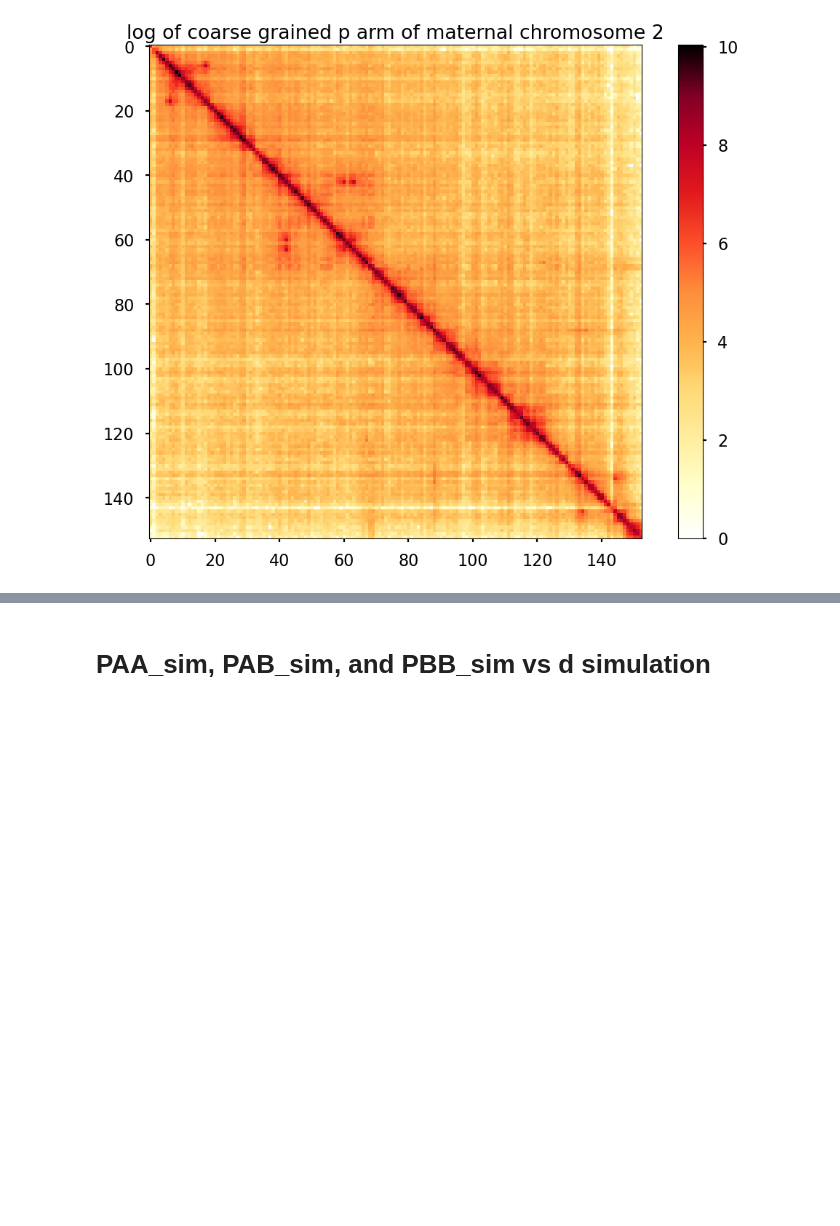
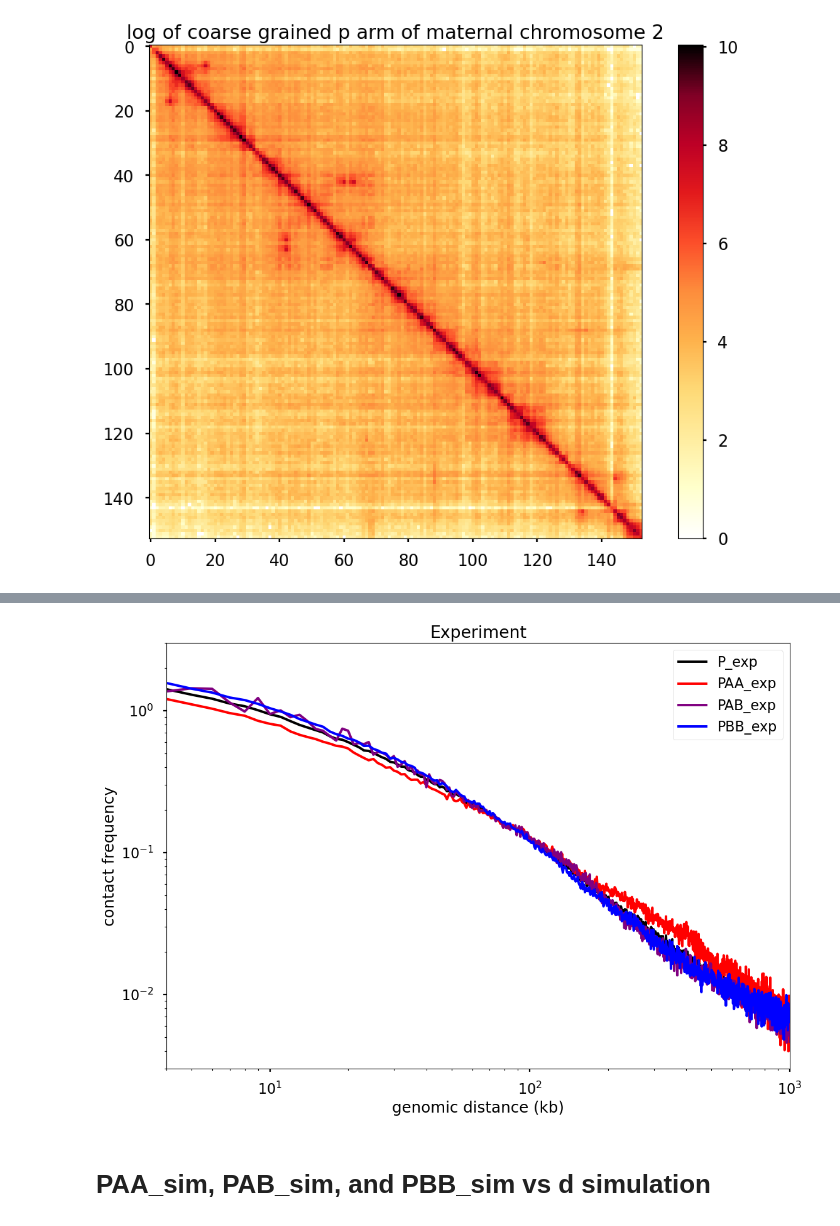
Before and after one commit to DiPierroLab/Douglas, a Jupyter notebook: 6_extra_tools/P_vs_d_and_compartments_cooltools.ipynb, the cells around one changed output, grey strips where cells are left out. Saved outputs shown, nothing was run; the diff lists cells and outputs as text; code cells hidden in the pictures; blank space fills up the shorter version.

```diff
--- a/6_extra_tools/P_vs_d_and_compartments_cooltools.ipynb
+++ b/6_extra_tools/P_vs_d_and_compartments_cooltools.ipynb
@@ -198,20 +215,24 @@ for d in range(N):
             avg = sum_d/counter
             PBB_exp_chr2[d] = avg
 # %%
+d_exp = np.array(range(max_entry)) # experimental genomic distance in kb
+
 plt.plot(d_exp, P_exp_chr2, label='P_exp',color='black')
-plt.plot(d_exp,PAA_exp_chr2, label='PAA_exp',color='red')
+plt.plot(d_exp, PAA_exp_chr2, label='PAA_exp',color='red')
 plt.plot(d_exp, PAB_exp_chr2, label='PAB_exp',color='purple')
-plt.plot(d_exp,PBB_exp_chr2, label='PBB_exp',color='blue')
+plt.plot(d_exp, PBB_exp_chr2, label='PBB_exp',color='blue')
 
 plt.title('Experiment')
 plt.xlabel('genomic distance (kb)')
-plt.xlim(4000,1000000)
+plt.xlim(4,1000)
 plt.xscale('log')
 plt.ylabel('contact frequency')
 plt.ylim(3e-3,3)
 plt.yscale('log')
 plt.legend()
 plt.show()
+# %% [output]
+[figure, added]
 # %% [markdown]
 # PAA_sim, PAB_sim, and PBB_sim vs d simulation
 # %%
```
Also changed, not shown: parts of 14 cells of this notebook, 6 other files.
